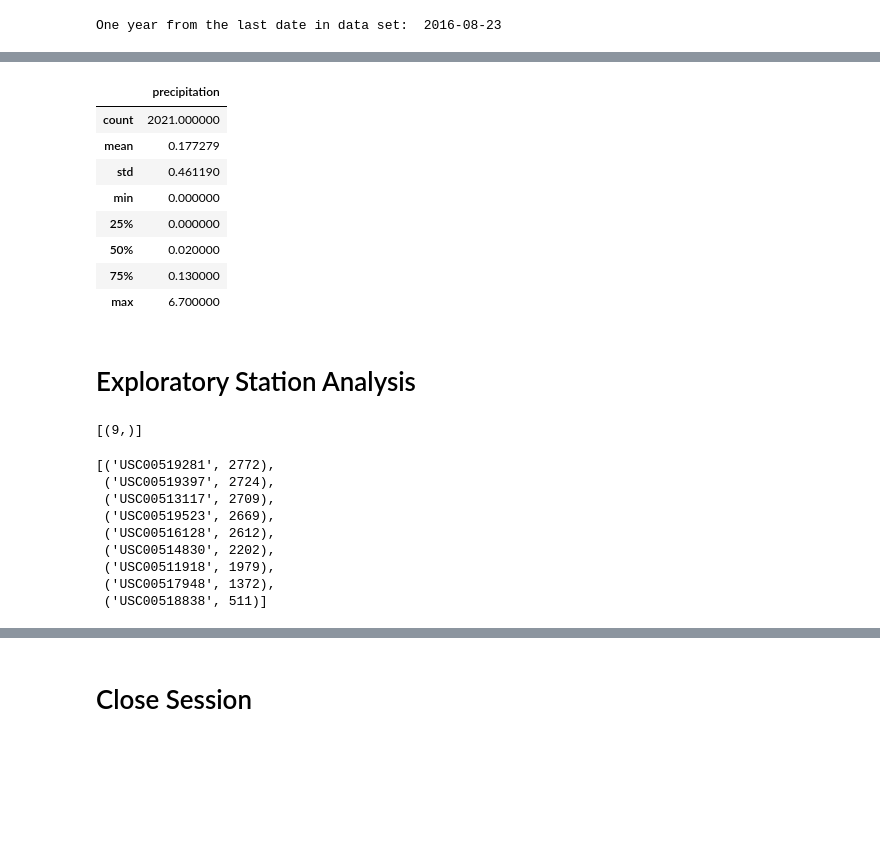
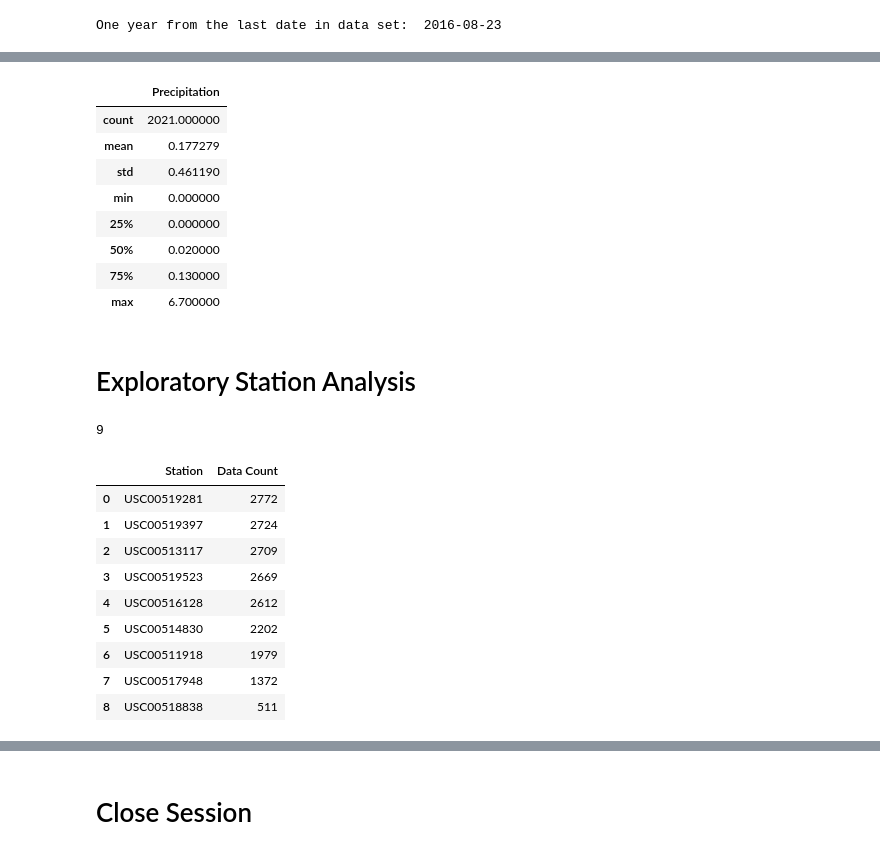
Before and after one commit to XimenaCasti/SQL---Alchemy-, a Jupyter notebook: SurfsUp/climate_starter.ipynb, the cells around one changed output, grey strips where cells are left out. Drawn from its saved outputs; the diff is of its cells as text; code cells hidden in the pictures; blank space fills up the shorter version.

Commit message:
Adding code and plots

```diff
--- a/SurfsUp/climate_starter.ipynb
+++ b/SurfsUp/climate_starter.ipynb
@@ -66,2 +54,9 @@ print("One year from the last date in data set: ", year_ago)
 # %% [output]
 One year from the last date in data set:  2016-08-23
+# %%
+
+# Perform a query to retrieve the data and precipitation scores
+preci = session.query(measurement.prcp, measurement.date).\
+    filter(measurement.date >= '2016-08-23', measurement.date <= '2017-08-23').\
+    order_by(measurement.date).all()
+preci
@@ -67,0 +81,12 @@ One year from the last date in data set:  2016-08-23
+# %%
+# Save the query results as a Pandas DataFrame. Explicitly set the column names
+
+df = pd.DataFrame(preci, columns = ['Precipitation', 'Dates'])
+df.set_index('Dates')
+
+# Sort the dataframe by date
+
+df = pd.DataFrame(preci, columns = ['Precipitation', 'Dates'])
+df.set_index('Dates', inplace=True)
+df.sort_index(inplace=True)
+df
@@ -67,0 +108,8 @@ One year from the last date in data set:  2016-08-23
+# %%
+# Use Pandas Plotting with Matplotlib to plot the data
+
+df = pd.DataFrame(df, columns=['Dates', 'Precipitation'])
+df.set_index('Dates', inplace=True)
+df.plot.bar()
+plt.tight_layout()
+plt.show()
@@ -68,7 +118,8 @@ One year from the last date in data set:  2016-08-23
 # %%
 # Use Pandas to calculate the summary statistics for the precipitation data
+df.describe()
 # %% [output]
-|  | precipitation |
+|  | Precipitation |
 | count | 2021.000000 |
 | mean | 0.177279 |
 | std | 0.461190 |
@@ -81,18 +132,29 @@ One year from the last date in data set:  2016-08-23
 # Exploratory Station Analysis
 # %%
 # Design a query to calculate the total number of stations in the dataset
+n_stations = session.query(measurement.station).distinct().count()
+n_stations
 # %% [output]
-[(9,)]
+9
 # %%
 # Design a query to find the most active stations (i.e. which stations have the most rows?)
 # List the stations and their counts in descending order.
+
+station_counts = session.query(measurement.station, func.count(measurement.station)).\
+                 group_by(measurement.station).order_by(func.count(measurement.station).desc()).all()
+station_counts
+
+
+station_counts_df = pd.DataFrame(station_counts, columns=['Station', 'Data Count'])
+station_counts_df
 # %% [output]
-[('USC00519281', 2772),
- ('USC00519397', 2724),
- ('USC00513117', 2709),
- ('USC00519523', 2669),
- ('USC00516128', 2612),
- ('USC00514830', 2202),
- ('USC00511918', 1979),
- ('USC00517948', 1372),
- ('USC00518838', 511)]
+|  | Station | Data Count |
+| 0 | USC00519281 | 2772 |
+| 1 | USC00519397 | 2724 |
+| 2 | USC00513117 | 2709 |
+| 3 | USC00519523 | 2669 |
+| 4 | USC00516128 | 2612 |
+| 5 | USC00514830 | 2202 |
+| 6 | USC00511918 | 1979 |
+| 7 | USC00517948 | 1372 |
+| 8 | USC00518838 | 511 |
```
Also changed, not shown: parts of 8 cells of this notebook.
